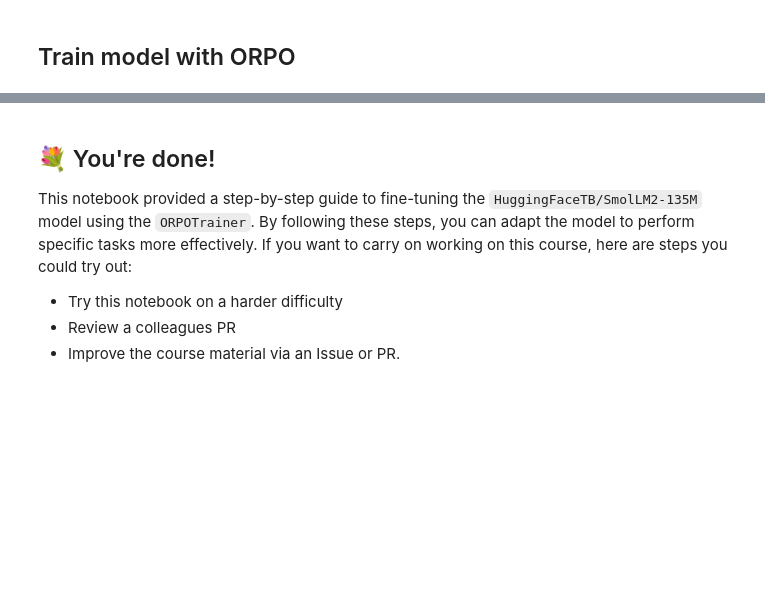
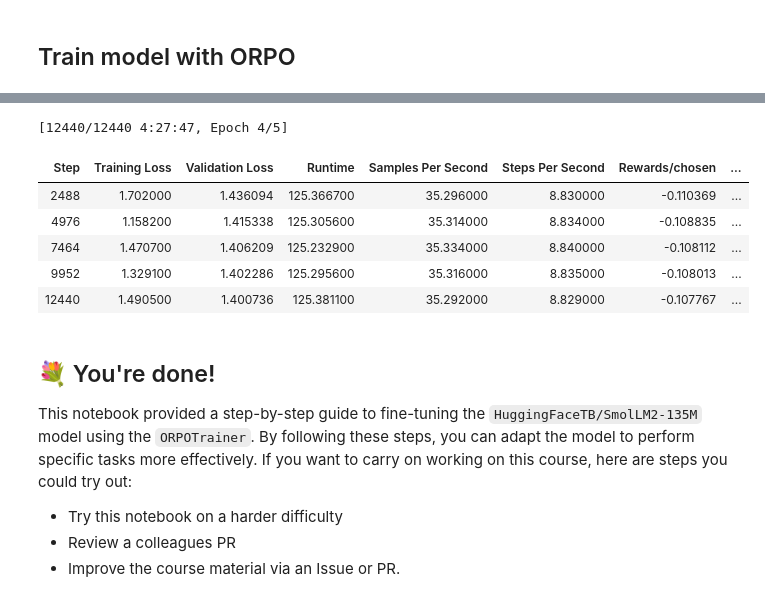
Before and after one commit to MVPavan/smol-course, a Jupyter notebook: 2_preference_alignment/notebooks/orpo_finetuning_example.ipynb, the cells around one changed output, grey strips where cells are left out. Saved outputs shown, nothing was run; the diff lists cells and outputs as text; code cells hidden in the pictures; blank space fills up the shorter version.

```diff
--- a/2_preference_alignment/notebooks/orpo_finetuning_example.ipynb
+++ b/2_preference_alignment/notebooks/orpo_finetuning_example.ipynb
@@ -166,3 +261,15 @@ Could not estimate the number of tokens of the input, floating-point operations
+# %%
+from IPython.display import display, HTML
+final_output = toutput._outputs[-1]['data'].get('text/html', '')
+display(HTML(final_output))
+# %% [output]
+[12440/12440 4:27:47, Epoch 4/5]
+| Step | Training Loss | Validation Loss | Runtime | Samples Per Second | Steps Per Second | Rewards/chosen | ... |
+| 2488 | 1.702000 | 1.436094 | 125.366700 | 35.296000 | 8.830000 | -0.110369 | ... |
+| 4976 | 1.158200 | 1.415338 | 125.305600 | 35.314000 | 8.834000 | -0.108835 | ... |
+| 7464 | 1.470700 | 1.406209 | 125.232900 | 35.334000 | 8.840000 | -0.108112 | ... |
+| 9952 | 1.329100 | 1.402286 | 125.295600 | 35.316000 | 8.835000 | -0.108013 | ... |
+| 12440 | 1.490500 | 1.400736 | 125.381100 | 35.292000 | 8.829000 | -0.107767 | ... |
 # %% [markdown]
 ## 💐 You're done!
 
```
Also changed, not shown: parts of 16 cells of this notebook, 1 other file.
